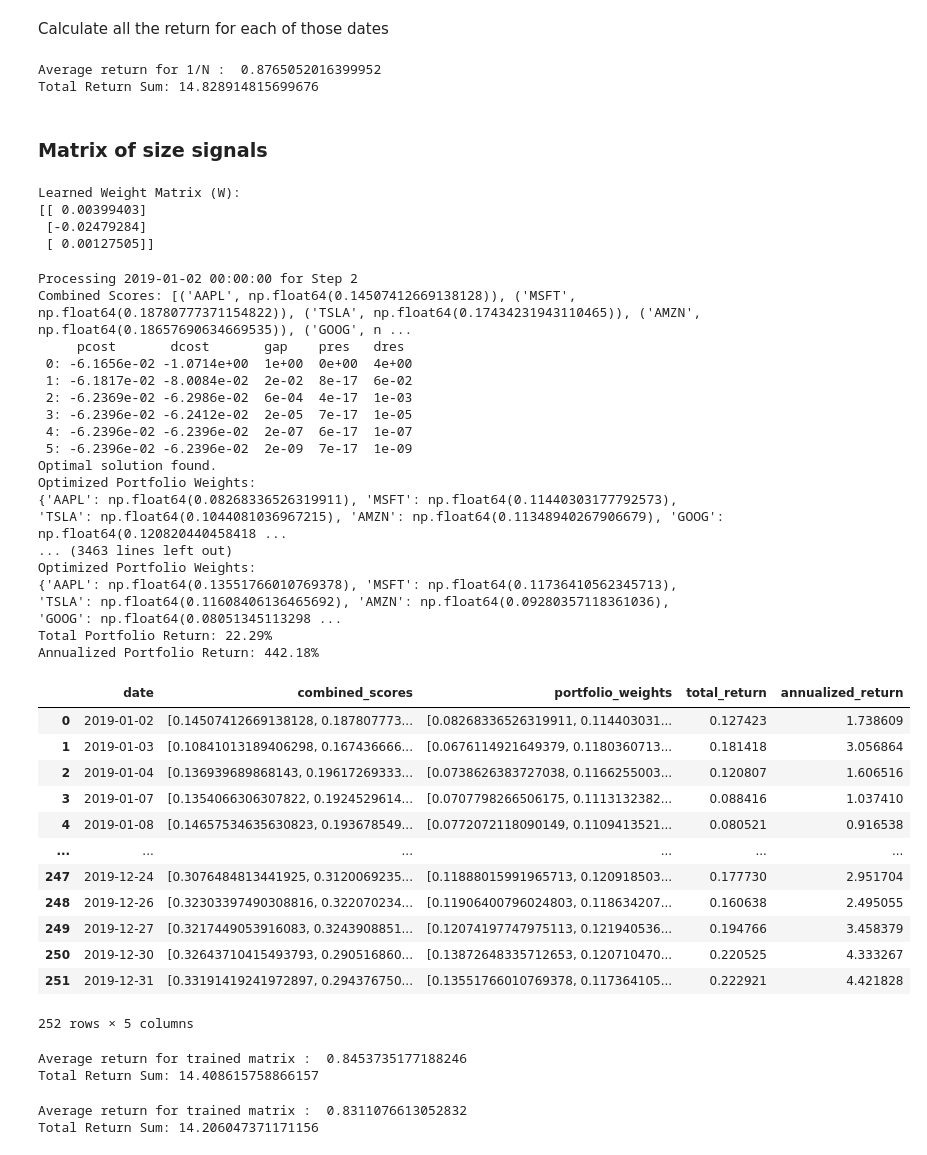
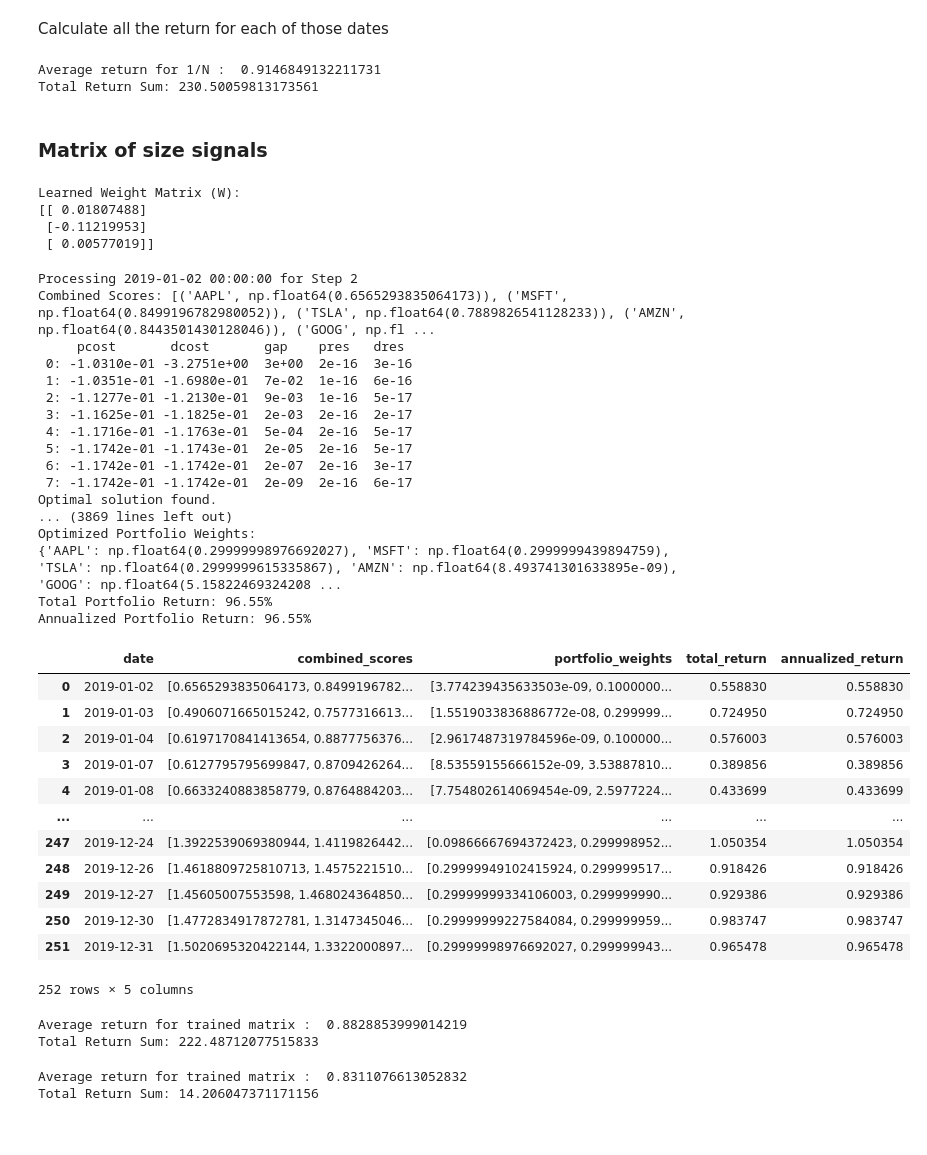
Before and after one commit to mathieupelo/SDA-Project, a Jupyter notebook: pipeline-clean.ipynb, the cells around one changed output. Drawn from its saved outputs; the diff is of its cells as text; code cells hidden in the pictures.

```diff
--- a/pipeline-clean.ipynb
+++ b/pipeline-clean.ipynb
@@ -120,7 +120,7 @@ for index, row in filtered_df.iterrows():
     portfolio_weights = portfolio_solver.SolveSignalPortfolioMVO(tickers, data, combined_scores)
 
     # Step 2c: Calculate the returns for the portfolio based on the optimized weights
-    cumulative_returns, total_return, annualized_return = portfolio_solver.CalculatePortfolioReturns(tickers, data, portfolio_weights, start_date=date, time_period=30)
+    cumulative_returns, total_return, annualized_return = portfolio_solver.CalculatePortfolioReturns(tickers, data, portfolio_weights, start_date=date, time_period=252)
 
     # Step 2d: Add the calculated values to the second dataset
     dataset_returns.append({
@@ -176,8 +176,8 @@ print("Average return for 1/N : ", average_annualized_return)
 total_return_sum = df_returns['total_return'].sum()
 print(f"Total Return Sum: {total_return_sum}")
 # %% [output]
-Average return for 1/N :  0.8765052016399952
-Total Return Sum: 14.828914815699676
+Average return for 1/N :  0.9146849132211731
+Total Return Sum: 230.50059813173561
 # %% [markdown]
 ### Matrix of size signals
 # %%
@@ -237,9 +237,9 @@ print("Learned Weight Matrix (W):")
 print(W)
 # %% [output]
 Learned Weight Matrix (W):
-[[ 0.00399403]
- [-0.02479284]
- [ 0.00127505]]
+[[ 0.01807488]
+ [-0.11219953]
+ [ 0.00577019]]
 # %%
 
 # Now, iterate over df_step1 to calculate combined scores, portfolio weights, and returns
@@ -264,59 +264,59 @@ for index, row in filtered_df.iterrows():
 
     print(f"Combined Scores: {combined_scores_with_tickers}")
 
     # Step 2b: Solve the portfolio based on the combined signal scores
-    portfolio_weights = portfolio_solver.SolveSignalPortfolio(tickers, data, combined_scores)
+    portfolio_weights = portfolio_solver.SolveSignalPortfolioMVO(tickers, data, combined_scores)
 
     # Step 2c: Calculate the returns for the portfolio based on the optimized weights
-    cumulative_returns, total_return, annualized_return = portfolio_solver.CalculatePortfolioReturns(tickers, data, portfolio_weights, start_date=date, time_period=30)
+    cumulative_returns, total_return, annualized_return = portfolio_solver.CalculatePortfolioReturns(tickers, data, portfolio_weights, start_date=date, time_period=252)
 
     # Step 2d: Add the calculated values to the second dataset
     dataset_weighted_returns.append({
         'date': date,
         'combined_scores': combined_scores,
         'portfolio_weights': portfolio_weights,
         'total_return': total_return,
         'annualized_return': annualized_return
     })
 
 
 # Convert the dataset into a DataFrame
 df2 = pd.DataFrame(dataset_weighted_returns)
 
 # Display the dataset (this will include the RSI, MACD, SMA scores, portfolio weights, and returns)
 
 # You can now use this DataFrame for training your model.
 display(df2)
 # %% [output]
 Processing 2019-01-02 00:00:00 for Step 2
-Combined Scores: [('AAPL', np.float64(0.14507412669138128)), ('MSFT', np.float64(0.18780777371154822)), ('TSLA', np.float64(0.17434231943110465)), ('AMZN', np.float64(0.18657690634669535)), ('GOOG', n ...
+Combined Scores: [('AAPL', np.float64(0.6565293835064173)), ('MSFT', np.float64(0.8499196782980052)), ('TSLA', np.float64(0.7889826541128233)), ('AMZN', np.float64(0.8443501430128046)), ('GOOG', np.fl ...
      pcost       dcost       gap    pres   dres
- 0: -6.1656e-02 -1.0714e+00  1e+00  0e+00  4e+00
- 1: -6.1817e-02 -8.0084e-02  2e-02  8e-17  6e-02
- 2: -6.2369e-02 -6.2986e-02  6e-04  4e-17  1e-03
- 3: -6.2396e-02 -6.2412e-02  2e-05  7e-17  1e-05
- 4: -6.2396e-02 -6.2396e-02  2e-07  6e-17  1e-07
- 5: -6.2396e-02 -6.2396e-02  2e-09  7e-17  1e-09
+ 0: -1.0310e-01 -3.2751e+00  3e+00  2e-16  3e-16
+ 1: -1.0351e-01 -1.6980e-01  7e-02  1e-16  6e-16
+ 2: -1.1277e-01 -1.2130e-01  9e-03  1e-16  5e-17
+ 3: -1.1625e-01 -1.1825e-01  2e-03  2e-16  2e-17
+ 4: -1.1716e-01 -1.1763e-01  5e-04  2e-16  5e-17
+ 5: -1.1742e-01 -1.1743e-01  2e-05  2e-16  5e-17
+ 6: -1.1742e-01 -1.1742e-01  2e-07  2e-16  3e-17
+ 7: -1.1742e-01 -1.1742e-01  2e-09  2e-16  6e-17
 Optimal solution found.
+... (3869 lines left out)
 Optimized Portfolio Weights:
-{'AAPL': np.float64(0.08268336526319911), 'MSFT': np.float64(0.11440303177792573), 'TSLA': np.float64(0.1044081036967215), 'AMZN': np.float64(0.11348940267906679), 'GOOG': np.float64(0.120820440458418 ...
-... (3463 lines left out)
-Optimized Portfolio Weights:
-{'AAPL': np.float64(0.13551766010769378), 'MSFT': np.float64(0.11736410562345713), 'TSLA': np.float64(0.11608406136465692), 'AMZN': np.float64(0.09280357118361036), 'GOOG': np.float64(0.08051345113298 ...
-Total Portfolio Return: 22.29%
-Annualized Portfolio Return: 442.18%
+{'AAPL': np.float64(0.29999998976692027), 'MSFT': np.float64(0.2999999439894759), 'TSLA': np.float64(0.2999999615335867), 'AMZN': np.float64(8.493741301633895e-09), 'GOOG': np.float64(5.15822469324208 ...
+Total Portfolio Return: 96.55%
+Annualized Portfolio Return: 96.55%
 |  | date | combined_scores | portfolio_weights | total_return | annualized_return |
-| 0 | 2019-01-02 | [0.14507412669138128, 0.187807773... | [0.08268336526319911, 0.114403031... | 0.127423 | 1.738609 |
-| 1 | 2019-01-03 | [0.10841013189406298, 0.167436666... | [0.0676114921649379, 0.1180360713... | 0.181418 | 3.056864 |
-| 2 | 2019-01-04 | [0.136939689868143, 0.19617269333... | [0.0738626383727038, 0.1166255003... | 0.120807 | 1.606516 |
-| 3 | 2019-01-07 | [0.1354066306307822, 0.1924529614... | [0.0707798266506175, 0.1113132382... | 0.088416 | 1.037410 |
-| 4 | 2019-01-08 | [0.14657534635630823, 0.193678549... | [0.0772072118090149, 0.1109413521... | 0.080521 | 0.916538 |
+| 0 | 2019-01-02 | [0.6565293835064173, 0.8499196782... | [3.774239435633503e-09, 0.1000000... | 0.558830 | 0.558830 |
+| 1 | 2019-01-03 | [0.4906071665015242, 0.7577316613... | [1.5519033836886772e-08, 0.299999... | 0.724950 | 0.724950 |
+| 2 | 2019-01-04 | [0.6197170841413654, 0.8877756376... | [2.9617487319784596e-09, 0.100000... | 0.576003 | 0.576003 |
+| 3 | 2019-01-07 | [0.6127795795699847, 0.8709426264... | [8.53559155666152e-09, 3.53887810... | 0.389856 | 0.389856 |
+| 4 | 2019-01-08 | [0.6633240883858779, 0.8764884203... | [7.754802614069454e-09, 2.5977224... | 0.433699 | 0.433699 |
 | ... | ... | ... | ... | ... | ... |
-| 247 | 2019-12-24 | [0.3076484813441925, 0.3120069235... | [0.11888015991965713, 0.120918503... | 0.177730 | 2.951704 |
-| 248 | 2019-12-26 | [0.32303397490308816, 0.322070234... | [0.11906400796024803, 0.118634207... | 0.160638 | 2.495055 |
-| 249 | 2019-12-27 | [0.3217449053916083, 0.3243908851... | [0.12074197747975113, 0.121940536... | 0.194766 | 3.458379 |
-| 250 | 2019-12-30 | [0.32643710415493793, 0.290516860... | [0.13872648335712653, 0.120710470... | 0.220525 | 4.333267 |
-| 251 | 2019-12-31 | [0.33191419241972897, 0.294376750... | [0.13551766010769378, 0.117364105... | 0.222921 | 4.421828 |
+| 247 | 2019-12-24 | [1.3922539069380944, 1.4119826442... | [0.09866667694372423, 0.299998952... | 1.050354 | 1.050354 |
+| 248 | 2019-12-26 | [1.4618809725810713, 1.4575221510... | [0.29999949102415924, 0.299999517... | 0.918426 | 0.918426 |
+| 249 | 2019-12-27 | [1.45605007553598, 1.468024364850... | [0.29999999334106003, 0.299999990... | 0.929386 | 0.929386 |
+| 250 | 2019-12-30 | [1.4772834917872781, 1.3147345046... | [0.29999999227584084, 0.299999959... | 0.983747 | 0.983747 |
+| 251 | 2019-12-31 | [1.5020695320422144, 1.3322000897... | [0.29999998976692027, 0.299999943... | 0.965478 | 0.965478 |
 252 rows × 5 columns
 # %%
 average_annualized_return = df2['annualized_return'].mean()
@@ -325,8 +325,8 @@ print("Average return for trained matrix : ", average_annualized_return)
 total_return_sum = df2['total_return'].sum()
 print(f"Total Return Sum: {total_return_sum}")
 # %% [output]
-Average return for trained matrix :  0.8453735177188246
-Total Return Sum: 14.408615758866157
+Average return for trained matrix :  0.8828853999014219
+Total Return Sum: 222.48712077515833
 # %%
 average_annualized_return = df2['annualized_return'].mean()
 print("Average return for trained matrix : ", average_annualized_return)
```
Also changed, not shown: parts of 4 cells of this notebook, 6 other files.
